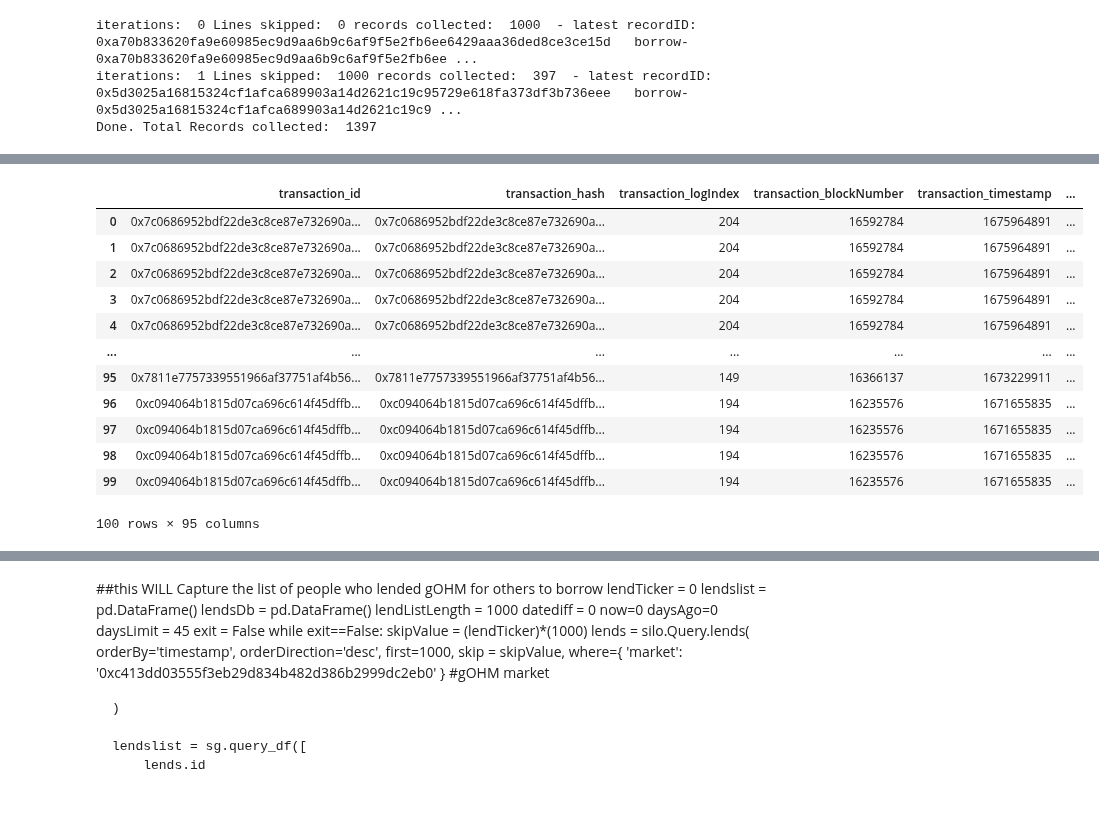
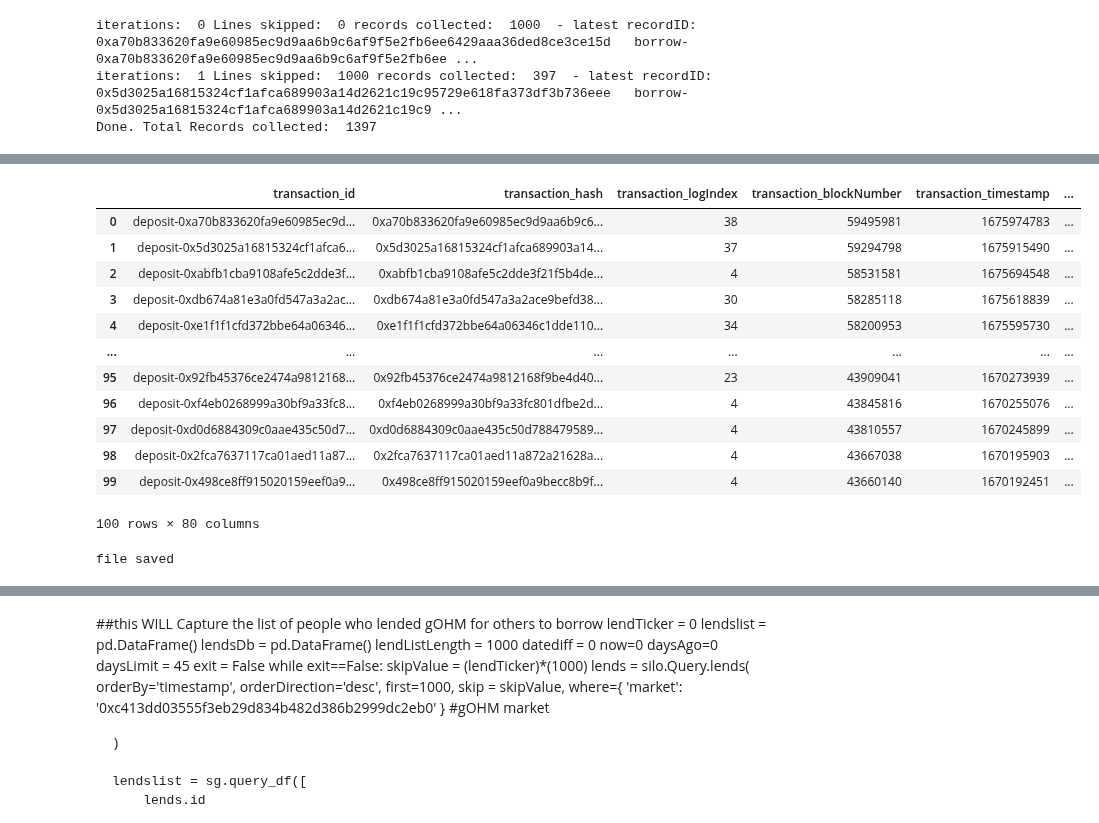
Before and after one commit to EdgeCaser/EconohmetricsOld, a Jupyter notebook: ohmSiloVestaBorrowers.ipynb, the cells around one changed output, grey strips where cells are left out. Cells and saved outputs as stored; diff of their text form; code cells hidden in the pictures.

```diff
--- a/ohmSiloVestaBorrowers.ipynb
+++ b/ohmSiloVestaBorrowers.ipynb
@@ -530,31 +628,34 @@ vestaDepositsDb.head(10)
 # %%
 vestaDepositsDbTimed = db.query("select "
                "    * "
                     " ,to_timestamp(transaction_timestamp::int) dateTime "
                "From vestaDepositsDb "
                #"where lower(liquidityPools_name) like lower('%olympus%') "
                 #    "or lower(pairs_token1_symbol) like lower('%OHM%')  "
                #" limit 100 "
                ).df()
 
-vestaDepositsDb.head(100)
+vestaDepositsDbTimed.head(100)
 # %% [output]
 |  | transaction_id | transaction_hash | transaction_logIndex | transaction_blockNumber | transaction_timestamp | ... |
-| 0 | 0x7c0686952bdf22de3c8ce87e732690a... | 0x7c0686952bdf22de3c8ce87e732690a... | 204 | 16592784 | 1675964891 | ... |
-| 1 | 0x7c0686952bdf22de3c8ce87e732690a... | 0x7c0686952bdf22de3c8ce87e732690a... | 204 | 16592784 | 1675964891 | ... |
-| 2 | 0x7c0686952bdf22de3c8ce87e732690a... | 0x7c0686952bdf22de3c8ce87e732690a... | 204 | 16592784 | 1675964891 | ... |
-| 3 | 0x7c0686952bdf22de3c8ce87e732690a... | 0x7c0686952bdf22de3c8ce87e732690a... | 204 | 16592784 | 1675964891 | ... |
-| 4 | 0x7c0686952bdf22de3c8ce87e732690a... | 0x7c0686952bdf22de3c8ce87e732690a... | 204 | 16592784 | 1675964891 | ... |
+| 0 | deposit-0xa70b833620fa9e60985ec9d... | 0xa70b833620fa9e60985ec9d9aa6b9c6... | 38 | 59495981 | 1675974783 | ... |
+| 1 | deposit-0x5d3025a16815324cf1afca6... | 0x5d3025a16815324cf1afca689903a14... | 37 | 59294798 | 1675915490 | ... |
+| 2 | deposit-0xabfb1cba9108afe5c2dde3f... | 0xabfb1cba9108afe5c2dde3f21f5b4de... | 4 | 58531581 | 1675694548 | ... |
+| 3 | deposit-0xdb674a81e3a0fd547a3a2ac... | 0xdb674a81e3a0fd547a3a2ace9befd38... | 30 | 58285118 | 1675618839 | ... |
+| 4 | deposit-0xe1f1f1cfd372bbe64a06346... | 0xe1f1f1cfd372bbe64a06346c1dde110... | 34 | 58200953 | 1675595730 | ... |
 | ... | ... | ... | ... | ... | ... | ... |
-| 95 | 0x7811e7757339551966af37751af4b56... | 0x7811e7757339551966af37751af4b56... | 149 | 16366137 | 1673229911 | ... |
-| 96 | 0xc094064b1815d07ca696c614f45dffb... | 0xc094064b1815d07ca696c614f45dffb... | 194 | 16235576 | 1671655835 | ... |
-| 97 | 0xc094064b1815d07ca696c614f45dffb... | 0xc094064b1815d07ca696c614f45dffb... | 194 | 16235576 | 1671655835 | ... |
-| 98 | 0xc094064b1815d07ca696c614f45dffb... | 0xc094064b1815d07ca696c614f45dffb... | 194 | 16235576 | 1671655835 | ... |
-| 99 | 0xc094064b1815d07ca696c614f45dffb... | 0xc094064b1815d07ca696c614f45dffb... | 194 | 16235576 | 1671655835 | ... |
+| 95 | deposit-0x92fb45376ce2474a9812168... | 0x92fb45376ce2474a9812168f9be4d40... | 23 | 43909041 | 1670273939 | ... |
+| 96 | deposit-0xf4eb0268999a30bf9a33fc8... | 0xf4eb0268999a30bf9a33fc801dfbe2d... | 4 | 43845816 | 1670255076 | ... |
+| 97 | deposit-0xd0d6884309c0aae435c50d7... | 0xd0d6884309c0aae435c50d788479589... | 4 | 43810557 | 1670245899 | ... |
+| 98 | deposit-0x2fca7637117ca01aed11a87... | 0x2fca7637117ca01aed11a872a21628a... | 4 | 43667038 | 1670195903 | ... |
+| 99 | deposit-0x498ce8ff915020159eef0a9... | 0x498ce8ff915020159eef0a9becc8b9f... | 4 | 43660140 | 1670192451 | ... |
-100 rows × 95 columns
+100 rows × 80 columns
 # %%
 path =file+'/vesta_deposit_events_'+str(dt.datetime.today().strftime("%b-%d-%Y"))+"_"+str(siloEventsDblength)+'_records.csv'
 vestaBorrowsDbTimed.to_csv(path, index = False)
 
 path =file+'/vesta_deposit_events_'+str(dt.datetime.today().strftime("%b-%d-%Y"))+"_"+str(siloEventsDblength)+'_records_piped.csv'
 vestaBorrowsDbTimed.to_csv(path, index = False, sep='|')
+print('file saved')
+# %% [output]
+file saved
```
Also changed, not shown: parts of 27 cells of this notebook.
